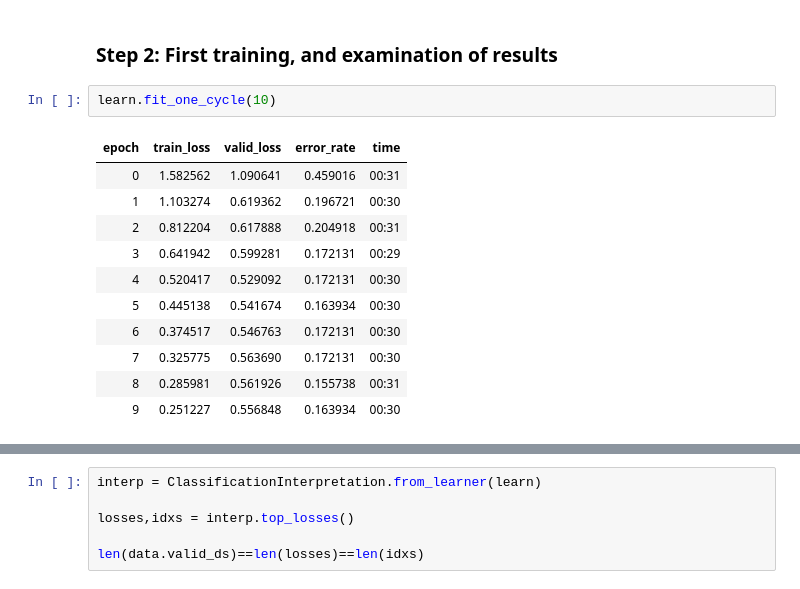
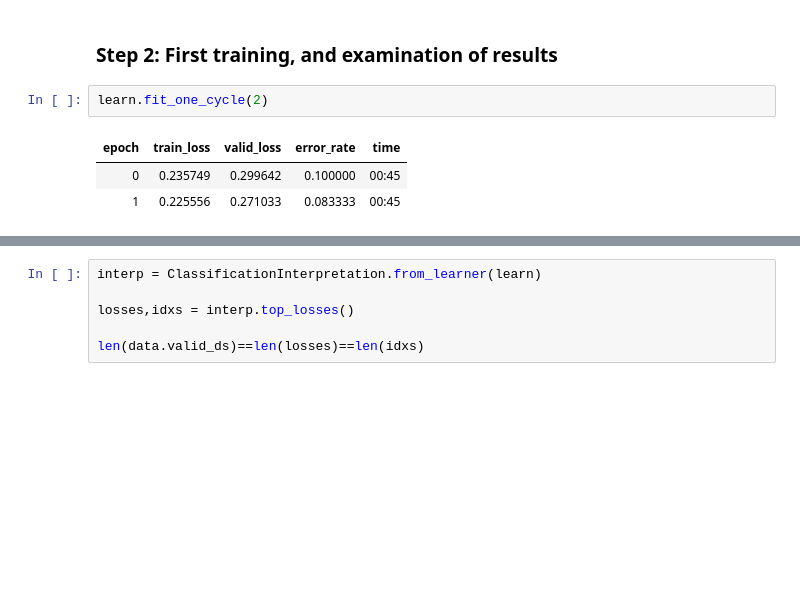
Before and after one commit to kartiknan/tomato_classification, a Jupyter notebook: tomato_resnet18.ipynb, the cells around one changed output, grey strips where cells are left out. Drawn from its saved outputs; the diff is of its cells as text; blank space fills up the shorter version.

```diff
--- a/tomato_resnet18.ipynb
+++ b/tomato_resnet18.ipynb
@@ -115,17 +116,9 @@ learn.loss_func, learn.path
 # %% [markdown]
 ### Step 2: First training, and examination of results
 # %%
-learn.fit_one_cycle(10)
+learn.fit_one_cycle(2)
 # %% [output]
 | epoch | train_loss | valid_loss | error_rate | time |
-| 0 | 1.582562 | 1.090641 | 0.459016 | 00:31 |
-| 1 | 1.103274 | 0.619362 | 0.196721 | 00:30 |
-| 2 | 0.812204 | 0.617888 | 0.204918 | 00:31 |
-| 3 | 0.641942 | 0.599281 | 0.172131 | 00:29 |
-| 4 | 0.520417 | 0.529092 | 0.172131 | 00:30 |
-| 5 | 0.445138 | 0.541674 | 0.163934 | 00:30 |
-| 6 | 0.374517 | 0.546763 | 0.172131 | 00:30 |
-| 7 | 0.325775 | 0.563690 | 0.172131 | 00:30 |
-| 8 | 0.285981 | 0.561926 | 0.155738 | 00:31 |
-| 9 | 0.251227 | 0.556848 | 0.163934 | 00:30 |
+| 0 | 0.235749 | 0.299642 | 0.100000 | 00:45 |
+| 1 | 0.225556 | 0.271033 | 0.083333 | 00:45 |
 # %%
```
Also changed, not shown: parts of 15 cells of this notebook.
